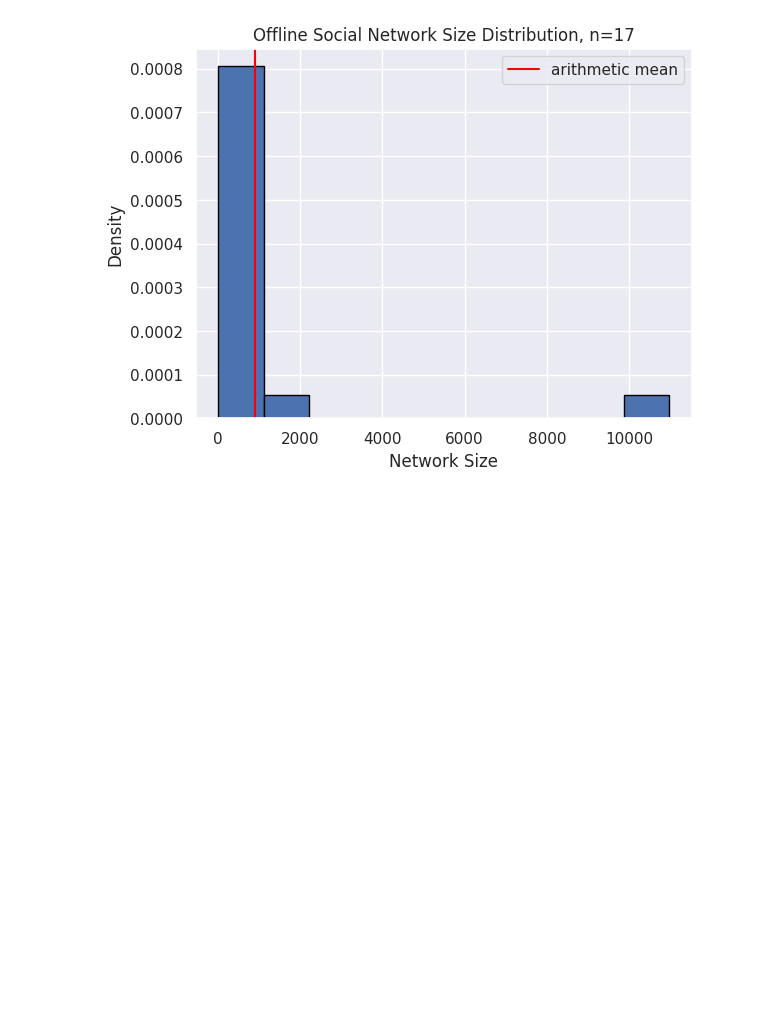
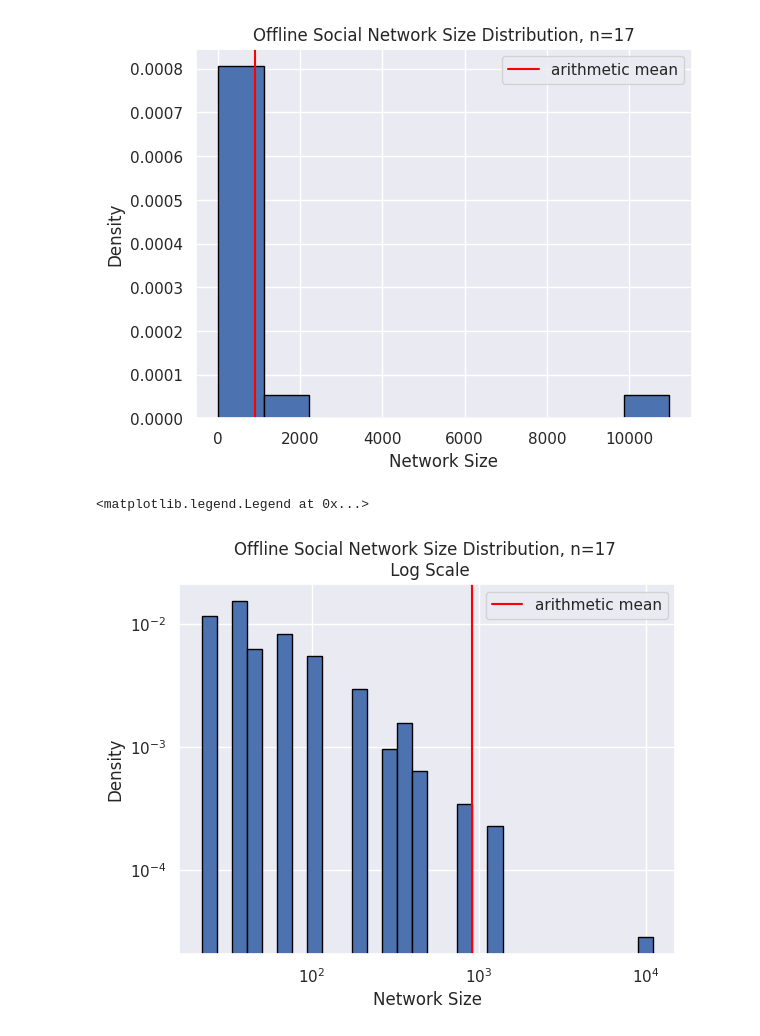
Before and after one commit to alenfrey/uzh-network-science-project, a Jupyter notebook: data/explore_datasets.ipynb, the cells around one changed output. Cells and saved outputs as stored; diff of their text form; code cells hidden in the pictures; blank space fills up the shorter version.

```diff
--- a/data/explore_datasets.ipynb
+++ b/data/explore_datasets.ipynb
@@ -16,4 +12,0 @@ from lib import *
-# %%
-# config
-
-sns.set()
@@ -158,3 +236,18 @@ plt.legend()
 # %% [output]
 <matplotlib.legend.Legend at 0x...>
 [figure]
+# %%
+plot_distribution(
+    offline_social["nodes"].to_numpy(),
+    xlabel="Network Size",
+    title="Offline Social Network Size Distribution, n={} \n Log Scale".format(len(offline_social)),
+    bins=logarithmic_bins(offline_social["nodes"].to_numpy(), 30),
+    x_scale="log",
+    y_scale="log",
+)
+
+plot_vertical_line(offline_social["nodes"].mean(), "arithmetic mean")
+plt.legend()
+# %% [output]
+<matplotlib.legend.Legend at 0x...>
+[figure, added]
```
Also changed, not shown: parts of 27 cells of this notebook, 7 other files.
